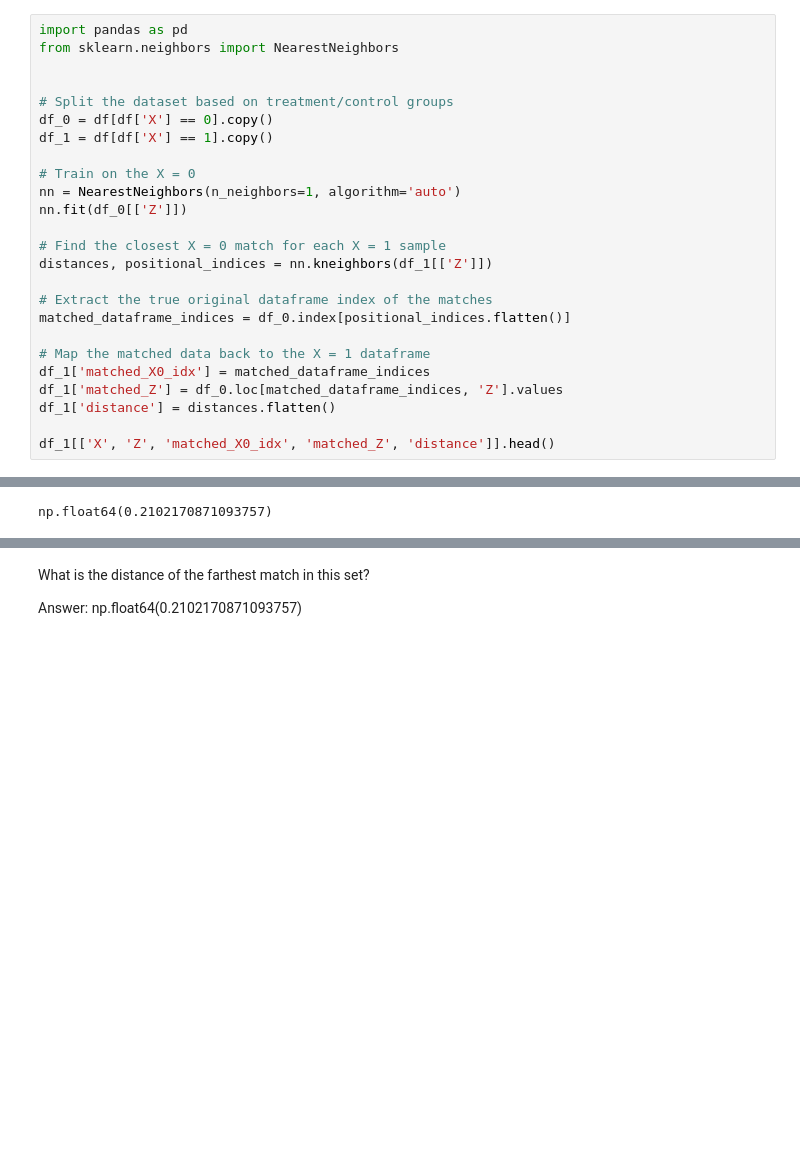
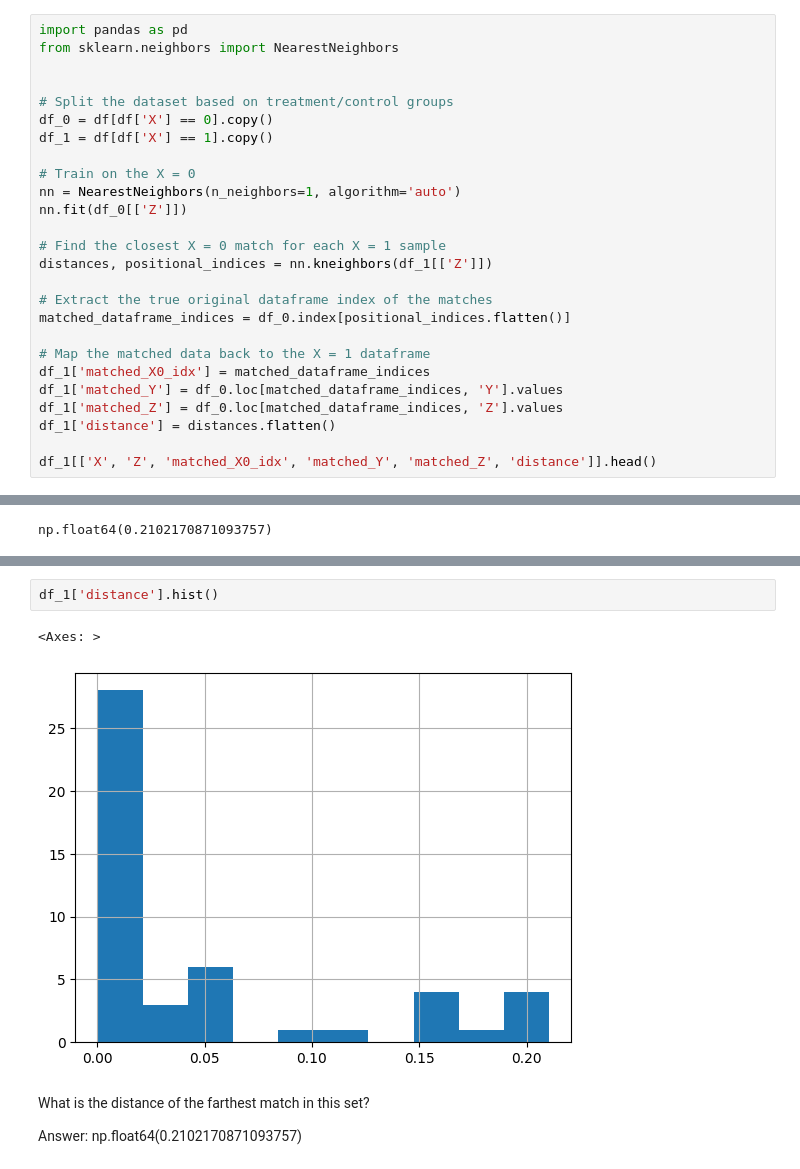
Before and after one commit to calebhadley1/DX702-mod-6, a Jupyter notebook: homework_1.2.ipynb, the cells around one changed output, grey strips where cells are left out. Cells and saved outputs as stored; diff of their text form; blank space fills up the shorter version.

```diff
--- a/homework_1.2.ipynb
+++ b/homework_1.2.ipynb
@@ -39,8 +39,9 @@ matched_dataframe_indices = df_0.index[positional_indices.flatten()]
 
 # Map the matched data back to the X = 1 dataframe
 df_1['matched_X0_idx'] = matched_dataframe_indices
+df_1['matched_Y'] = df_0.loc[matched_dataframe_indices, 'Y'].values
 df_1['matched_Z'] = df_0.loc[matched_dataframe_indices, 'Z'].values
 df_1['distance'] = distances.flatten()
 
-df_1[['X', 'Z', 'matched_X0_idx', 'matched_Z', 'distance']].head()
+df_1[['X', 'Z', 'matched_X0_idx', 'matched_Y', 'matched_Z', 'distance']].head()
 # %% [output]
@@ -57,3 +85,8 @@ np.float64(0.2102170871093757)
+# %%
+df_1['distance'].hist()
+# %% [output]
+<Axes: >
+[figure, added]
 # %% [markdown]
 What is the distance of the farthest match in this set?
 
```
Also changed, not shown: parts of 4 cells of this notebook, 1 other file.
